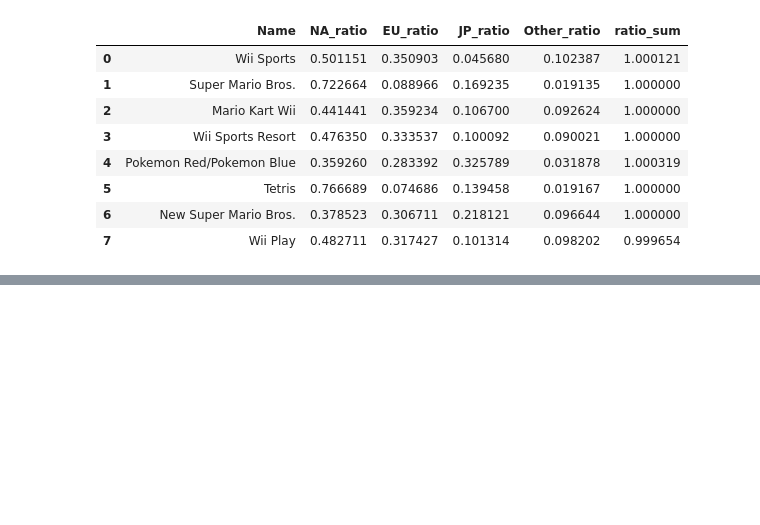
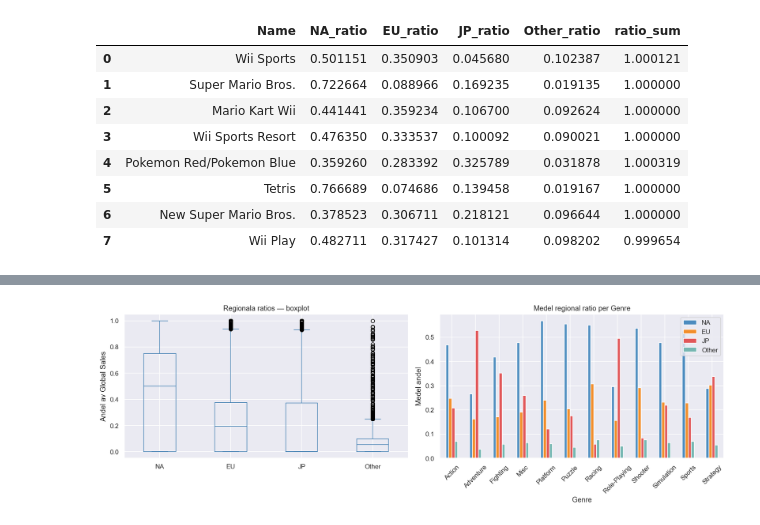
Before and after one commit to nicklasskoglund/video_game_sales_unsupervised_lab, a Jupyter notebook: notebooks/02_feature_engineering.ipynb, the cells around one changed output, grey strips where cells are left out. Cells and saved outputs as stored; diff of their text form; code cells hidden in the pictures; blank space fills up the shorter version.

```diff
--- a/notebooks/02_feature_engineering.ipynb
+++ b/notebooks/02_feature_engineering.ipynb
@@ -92,0 +200,8 @@ Name: ratio_sum, dtype: float64
+# %%
+bins   = [1979, 1994, 2002, 2010, 2030]
+labels = ['Retro (≤94)', '5th–6th gen (95–02)', '7th gen (03–10)', '8th gen (11+)']
+
+df['Era'] = pd.cut(df['Year_of_Release'], bins=bins, labels=labels)
+
+print('Fördelning per era:')
+print(df['Era'].value_counts().sort_index())
@@ -92,0 +231,26 @@ Name: ratio_sum, dtype: float64
+# %%
+fig, axes = plt.subplots(1, 2, figsize=(15, 5))
+
+# Boxplot — ratio per region
+ratio_cols = ['NA_ratio', 'EU_ratio', 'JP_ratio', 'Other_ratio']
+df[ratio_cols].plot(kind='box', ax=axes[0], color='steelblue')
+axes[0].set_title('Regionala ratios — boxplot')
+axes[0].set_ylabel('Andel av Global Sales')
+axes[0].set_xticklabels(['NA', 'EU', 'JP', 'Other'])
+
+# Medel-ratio per genre
+genre_ratios = df.groupby('Genre')[ratio_cols].mean()
+genre_ratios.plot(kind='bar', ax=axes[1],
+                  color=['#4c8cbf', '#f28e2b', '#e15759', '#76b7b2'],
+                  edgecolor='white')
+axes[1].set_title('Medel regional ratio per Genre')
+axes[1].set_xlabel('Genre')
+axes[1].set_ylabel('Medel andel')
+axes[1].legend(['NA', 'EU', 'JP', 'Other'])
+axes[1].tick_params(axis='x', rotation=45)
+
+plt.tight_layout()
+plt.savefig('../outputs/figures/09_regional_ratios.png', bbox_inches='tight', dpi=150)
+plt.show()
+# %% [output]
+[figure, added]
```
Also changed, not shown: parts of 10 cells of this notebook.
